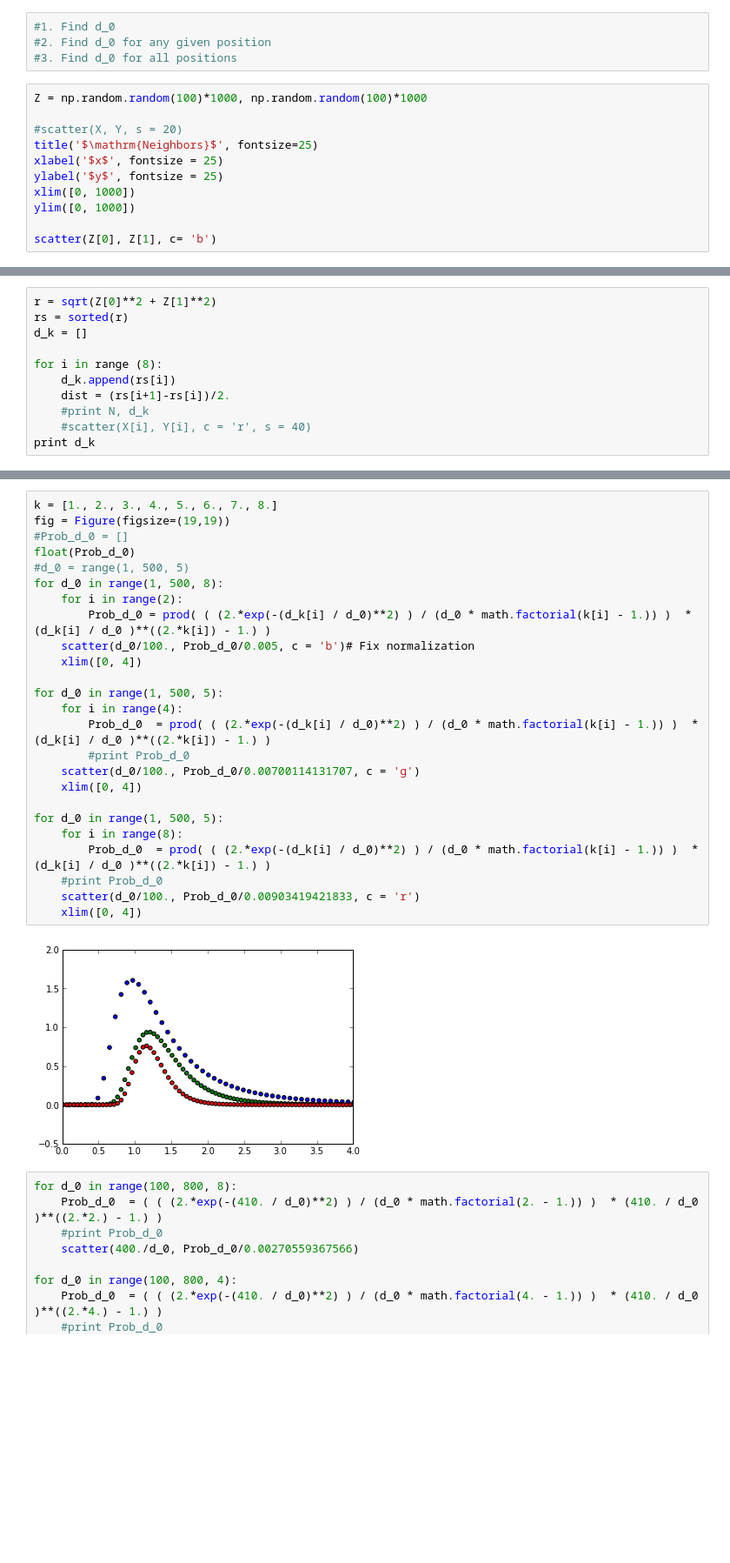
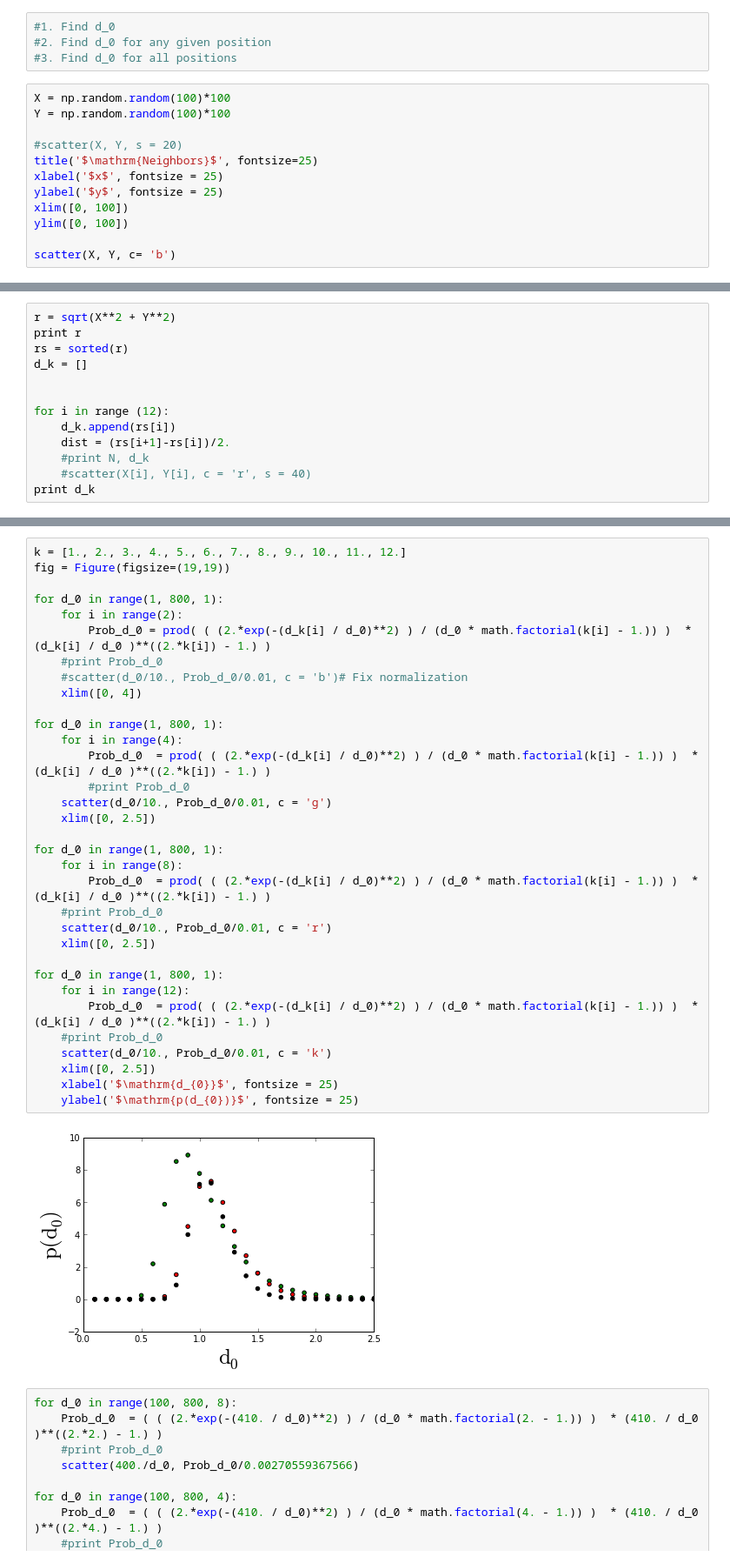
Before and after one commit to jngaravitoc/Bayesian_Homeworks, a Jupyter notebook: Code_Bayesian_Density_Estimator.ipynb, the cells around one changed output, grey strips where cells are left out. Shown at 87% size. Drawn from its saved outputs; the diff is of its cells as text; blank space fills up the shorter version.

```diff
--- a/Code_Bayesian_Density_Estimator.ipynb
+++ b/Code_Bayesian_Density_Estimator.ipynb
@@ -9,15 +9,16 @@ from random import *
 #2. Find d_0 for any given position
 #3. Find d_0 for all positions
 # %%
-Z = np.random.random(100)*1000, np.random.random(100)*1000
+X = np.random.random(100)*100
+Y = np.random.random(100)*100
 
 #scatter(X, Y, s = 20)
 title('$\mathrm{Neighbors}$', fontsize=25)
 xlabel('$x$', fontsize = 25)
 ylabel('$y$', fontsize = 25)
-xlim([0, 1000])
-ylim([0, 1000])
+xlim([0, 100])
+ylim([0, 100])
 
-scatter(Z[0], Z[1], c= 'b')
+scatter(X, Y, c= 'b')
 # %% [output]
 <matplotlib.collections.PathCollection at 0x...>
@@ -25,9 +26,11 @@ scatter(Z[0], Z[1], c= 'b')
 # %%
-r = sqrt(Z[0]**2 + Z[1]**2)
+r = sqrt(X**2 + Y**2)
+print r
 rs = sorted(r)
 d_k = []
 
-for i in range (8):
+
+for i in range (12):
     d_k.append(rs[i])
     dist = (rs[i+1]-rs[i])/2.
     #print N, d_k
@@ -38,30 +57,38 @@ print d_k
 # %%
-k = [1., 2., 3., 4., 5., 6., 7., 8.]
+k = [1., 2., 3., 4., 5., 6., 7., 8., 9., 10., 11., 12.]
 fig = Figure(figsize=(19,19))
-#Prob_d_0 = []
-float(Prob_d_0)
-#d_0 = range(1, 500, 5)
-for d_0 in range(1, 500, 8):
+
+for d_0 in range(1, 800, 1):
     for i in range(2):
         Prob_d_0 = prod( ( (2.*exp(-(d_k[i] / d_0)**2) ) / (d_0 * math.factorial(k[i] - 1.)) )  * (d_k[i] / d_0 )**((2.*k[i]) - 1.) )
-    scatter(d_0/100., Prob_d_0/0.005, c = 'b')# Fix normalization
+    #print Prob_d_0
+    #scatter(d_0/10., Prob_d_0/0.01, c = 'b')# Fix normalization
     xlim([0, 4])
 
-for d_0 in range(1, 500, 5):
+for d_0 in range(1, 800, 1):
     for i in range(4):
         Prob_d_0  = prod( ( (2.*exp(-(d_k[i] / d_0)**2) ) / (d_0 * math.factorial(k[i] - 1.)) )  * (d_k[i] / d_0 )**((2.*k[i]) - 1.) )
         #print Prob_d_0
-    scatter(d_0/100., Prob_d_0/0.00700114131707, c = 'g')
-    xlim([0, 4])
+    scatter(d_0/10., Prob_d_0/0.01, c = 'g')
+    xlim([0, 2.5])
 
-for d_0 in range(1, 500, 5):
+for d_0 in range(1, 800, 1):
     for i in range(8):
         Prob_d_0  = prod( ( (2.*exp(-(d_k[i] / d_0)**2) ) / (d_0 * math.factorial(k[i] - 1.)) )  * (d_k[i] / d_0 )**((2.*k[i]) - 1.) )
     #print Prob_d_0
-    scatter(d_0/100., Prob_d_0/0.00903419421833, c = 'r')
-    xlim([0, 4])
+    scatter(d_0/10., Prob_d_0/0.01, c = 'r')
+    xlim([0, 2.5])
+
+for d_0 in range(1, 800, 1):
+    for i in range(12):
+        Prob_d_0  = prod( ( (2.*exp(-(d_k[i] / d_0)**2) ) / (d_0 * math.factorial(k[i] - 1.)) )  * (d_k[i] / d_0 )**((2.*k[i]) - 1.) )
+    #print Prob_d_0
+    scatter(d_0/10., Prob_d_0/0.01, c = 'k')
+    xlim([0, 2.5])
+    xlabel('$\mathrm{d_{0}}$', fontsize = 25)
+    ylabel('$\mathrm{p(d_{0})}$', fontsize = 25)
 # %% [output]
-[figure, old version]
+[figure, new version]
 # %%
 for d_0 in range(100, 800, 8):
     Prob_d_0  = ( ( (2.*exp(-(410. / d_0)**2) ) / (d_0 * math.factorial(2. - 1.)) )  * (410. / d_0 )**((2.*2.) - 1.) )
```
Also changed, not shown: parts of 2 cells of this notebook.
